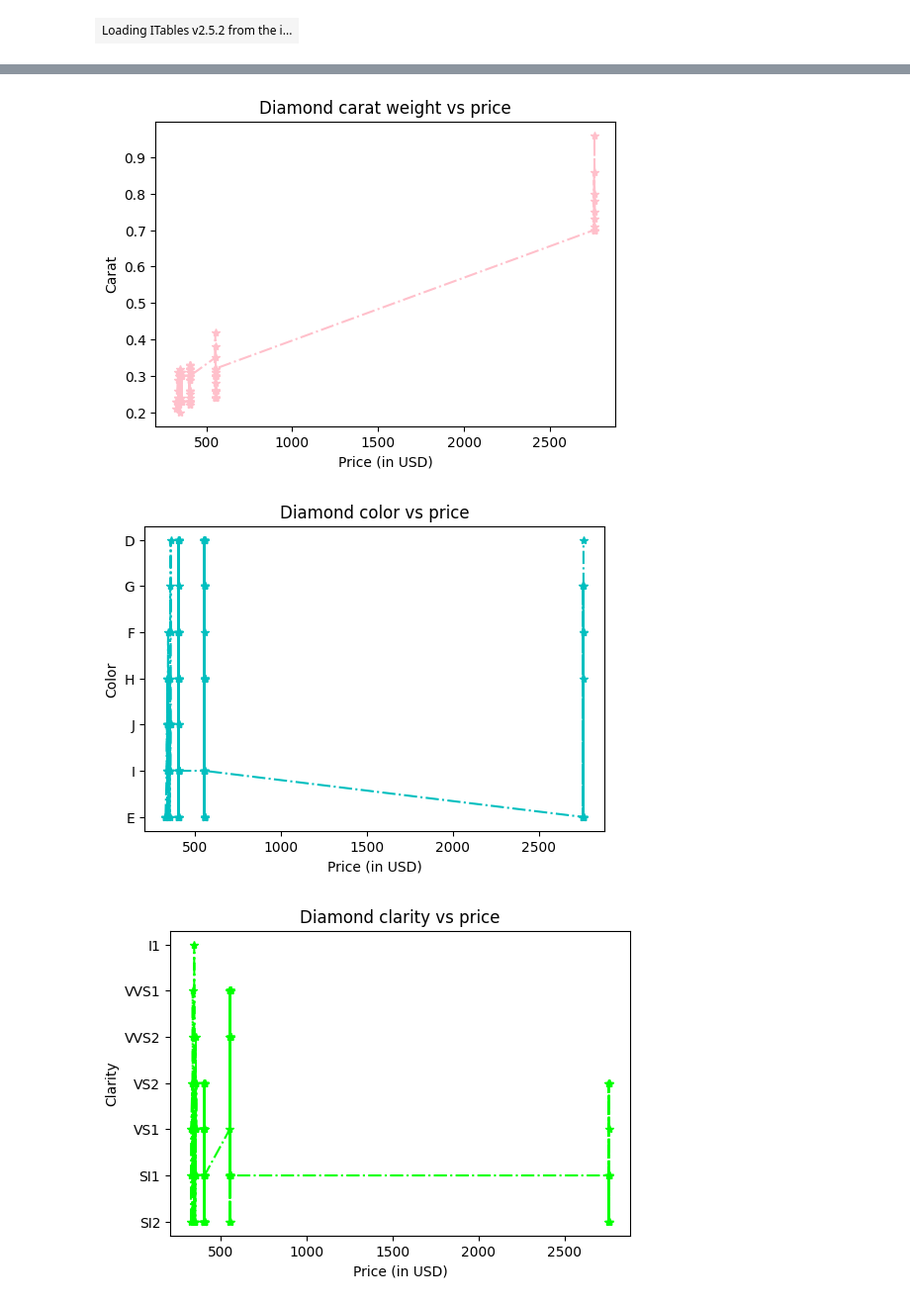
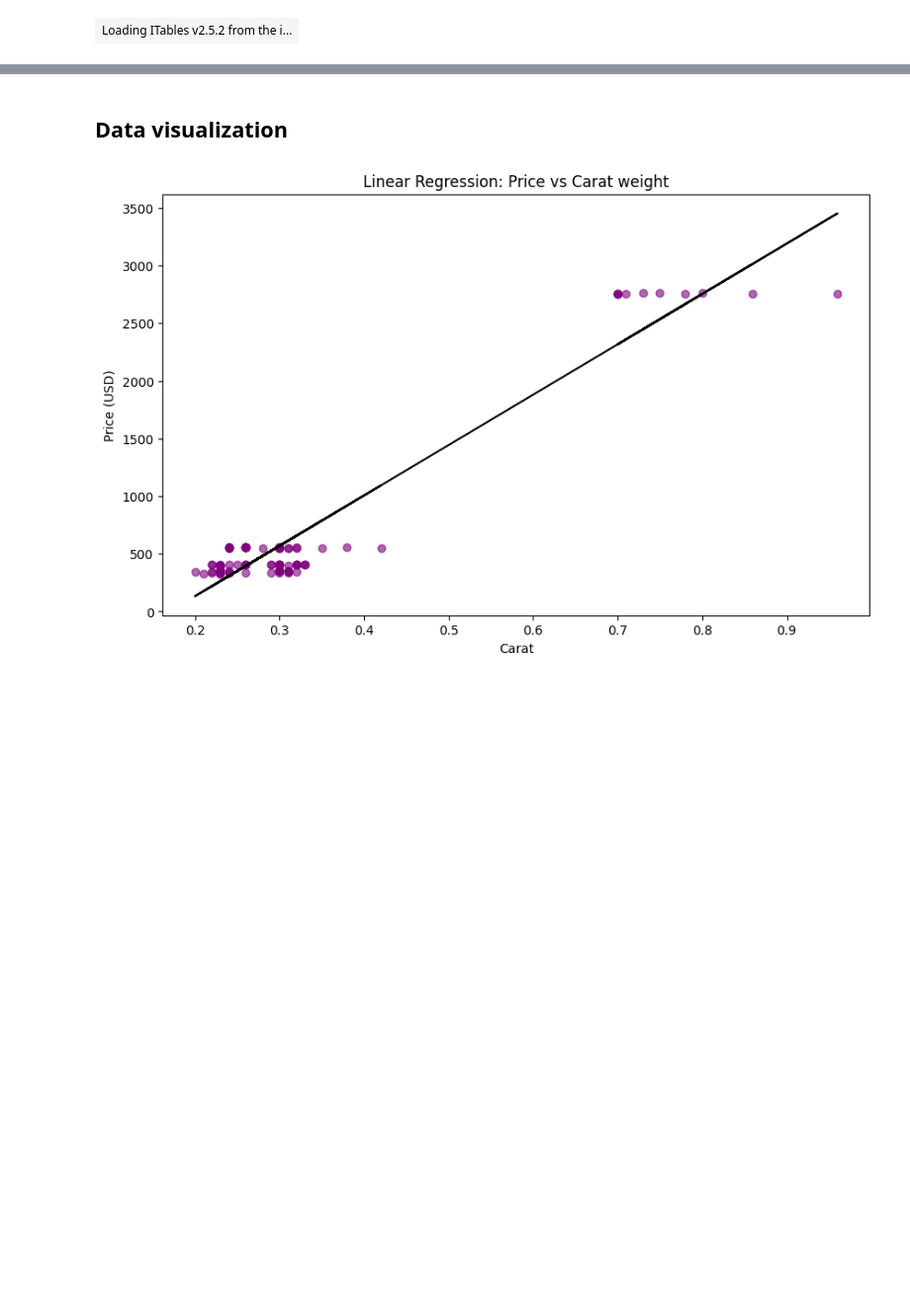
Before and after one commit to deepcharles/macs3050-journal, a Jupyter notebook: notebooks/tife & rae/project_draft.ipynb, the cells around one changed output, grey strips where cells are left out. Shown at 99% size. Cells and saved outputs as stored; diff of their text form; code cells hidden in the pictures; blank space fills up the shorter version.

Commit message:
Project submission

```diff
--- a/notebooks/tife & rae/project_draft.ipynb
+++ b/notebooks/tife & rae/project_draft.ipynb
@@ -57,35 +54,14 @@ We decided to compare each of the four C's - carat, colour, clarity, and cut - w
+# %% [markdown]
+## Data visualization
 # %%
-plt.figure(figsize=(6, 4))
-plt.plot(data_dropped["price"], data_dropped["carat"], color = 'pink', marker = '*', linestyle = '-.')
-plt.xlabel('Price (in USD)')
-plt.ylabel('Carat')
-plt.title("Diamond carat weight vs price")
+# | label: fig-regression
+# | fig-cap: "Figure showing a linear regression of price vs carat weight"
+plt.figure(figsize=(10,6))
+plt.scatter(data_dropped['carat'], data_dropped['price'], alpha=0.6, color='purple')
+plt.plot(data_dropped['carat'], model.predict(X), color='black')
+plt.title('Linear Regression: Price vs Carat weight')
+plt.xlabel('Carat')
+plt.ylabel('Price (USD)')
 plt.show()
-
-plt.figure(figsize=(6, 4))
-plt.plot(data_dropped["price"], data_dropped["color"], color = 'c', marker = '*', linestyle = '-.')
-plt.xlabel('Price (in USD)')
-plt.ylabel('Color')
-plt.title("Diamond color vs price")
-plt.show()
-
-plt.figure(figsize=(6, 4))
-plt.plot(data_dropped["price"], data_dropped["clarity"], color = 'lime', marker = '*', linestyle = '-.')
-plt.xlabel('Price (in USD)')
-plt.ylabel('Clarity')
-plt.title("Diamond clarity vs price")
-plt.show()
-
-plt.figure(figsize=(6, 4))
-plt.plot(data_dropped["price"], data_dropped["cut"], color = 'orange', marker = '*', linestyle = '-.')
-plt.xlabel('Price (in USD)')
-plt.ylabel('Cut')
-plt.title("Diamond cut vs price")
-plt.show()
-
-# | label: fig-myfigure
-# | fig-cap: "This will be our project figure"
 # %% [output]
-[figure, old version]
+[figure, new version]
-[figure, removed]
-[figure, removed]
```
Also changed, not shown: parts of 15 cells of this notebook.
